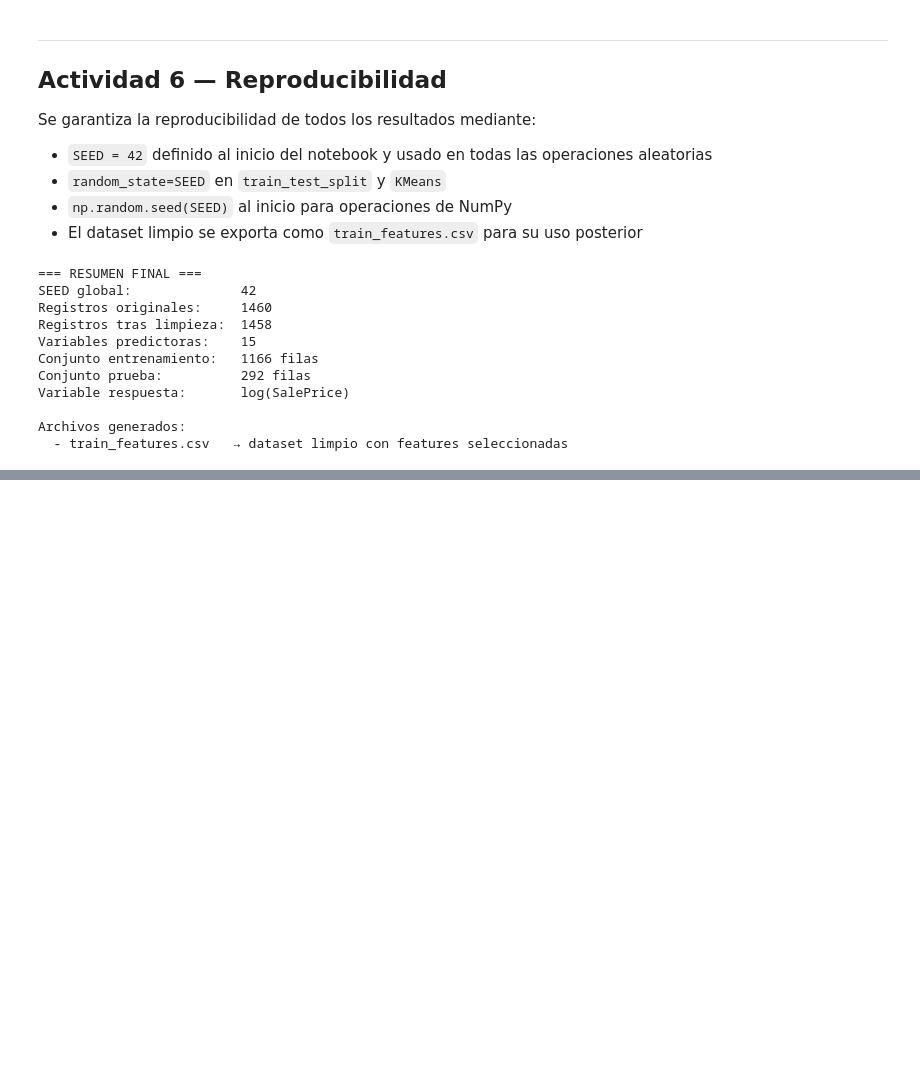
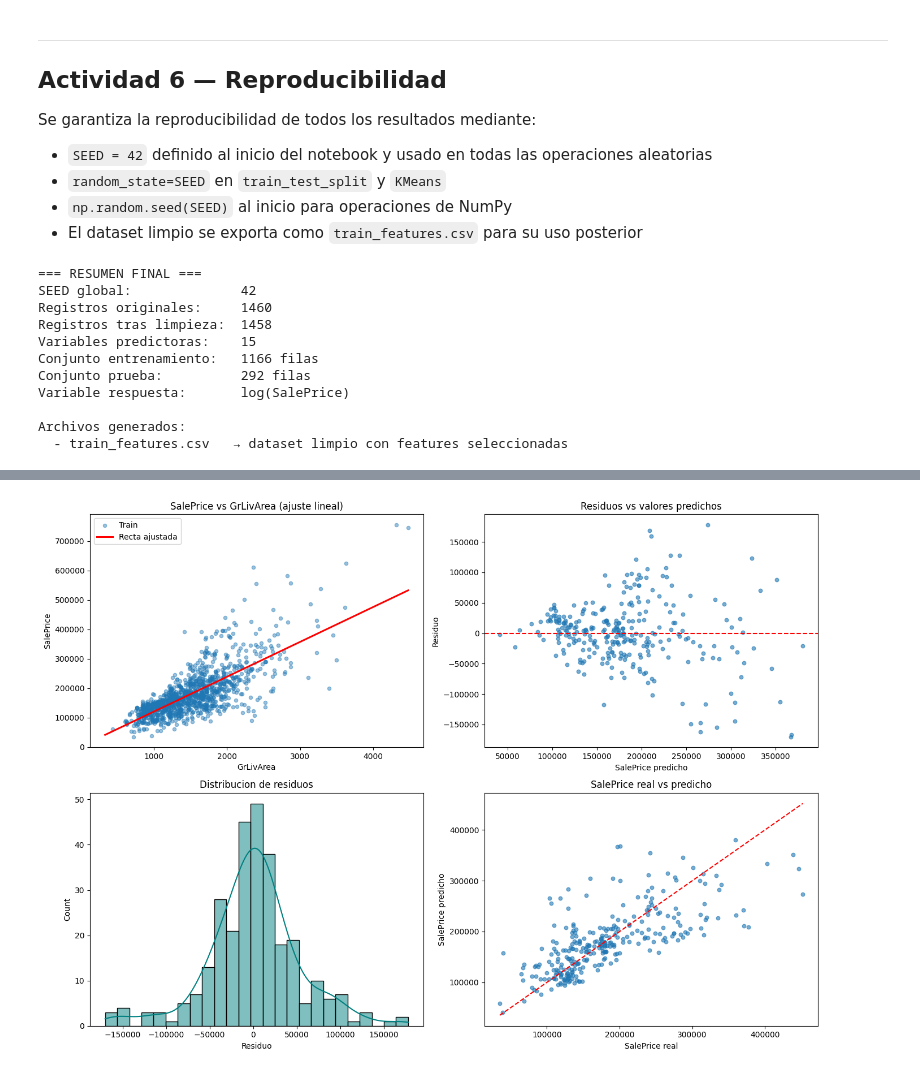
Before and after one commit to erickguerra2/MD-LAB03, a Jupyter notebook: main.ipynb, the cells around one changed output, grey strips where cells are left out. Saved outputs shown, nothing was run; the diff lists cells and outputs as text; code cells hidden in the pictures; blank space fills up the shorter version.

```diff
--- a/main.ipynb
+++ b/main.ipynb
@@ -781,0 +908,40 @@ Archivos generados:
+# %%
+# Visualizacion del modelo y diagnostico de residuos
+fig, axes = plt.subplots(2, 2, figsize=(14, 10))
+
+# 1) Ajuste lineal
+x_plot = np.linspace(X[feature].min(), X[feature].max(), 200)
+y_plot = linreg_u.intercept_ + linreg_u.coef_[0] * x_plot
+
+axes[0, 0].scatter(X_train_u[feature], y_train_u, alpha=0.45, s=20, label='Train')
+axes[0, 0].plot(x_plot, y_plot, color='red', linewidth=2.2, label='Recta ajustada')
+axes[0, 0].set_title('SalePrice vs GrLivArea (ajuste lineal)')
+axes[0, 0].set_xlabel('GrLivArea')
+axes[0, 0].set_ylabel('SalePrice')
+axes[0, 0].legend()
+
+# 2) Residuos vs prediccion
+axes[0, 1].scatter(y_pred_u, residuos_u, alpha=0.6, s=22)
+axes[0, 1].axhline(0, color='red', linestyle='--', linewidth=1.5)
+axes[0, 1].set_title('Residuos vs valores predichos')
+axes[0, 1].set_xlabel('SalePrice predicho')
+axes[0, 1].set_ylabel('Residuo')
+
+# 3) Distribucion de residuos
+sns.histplot(residuos_u, kde=True, ax=axes[1, 0], color='teal')
+axes[1, 0].set_title('Distribucion de residuos')
+axes[1, 0].set_xlabel('Residuo')
+
+# 4) Real vs predicho
+axes[1, 1].scatter(y_test_u, y_pred_u, alpha=0.6, s=22)
+min_val = min(y_test_u.min(), y_pred_u.min())
+max_val = max(y_test_u.max(), y_pred_u.max())
+axes[1, 1].plot([min_val, max_val], [min_val, max_val], 'r--', linewidth=1.5)
+axes[1, 1].set_title('SalePrice real vs predicho')
+axes[1, 1].set_xlabel('SalePrice real')
+axes[1, 1].set_ylabel('SalePrice predicho')
+
+plt.tight_layout()
+plt.show()
+# %% [output]
+[figure, added]
```
Also changed, not shown: parts of 4 cells of this notebook.
